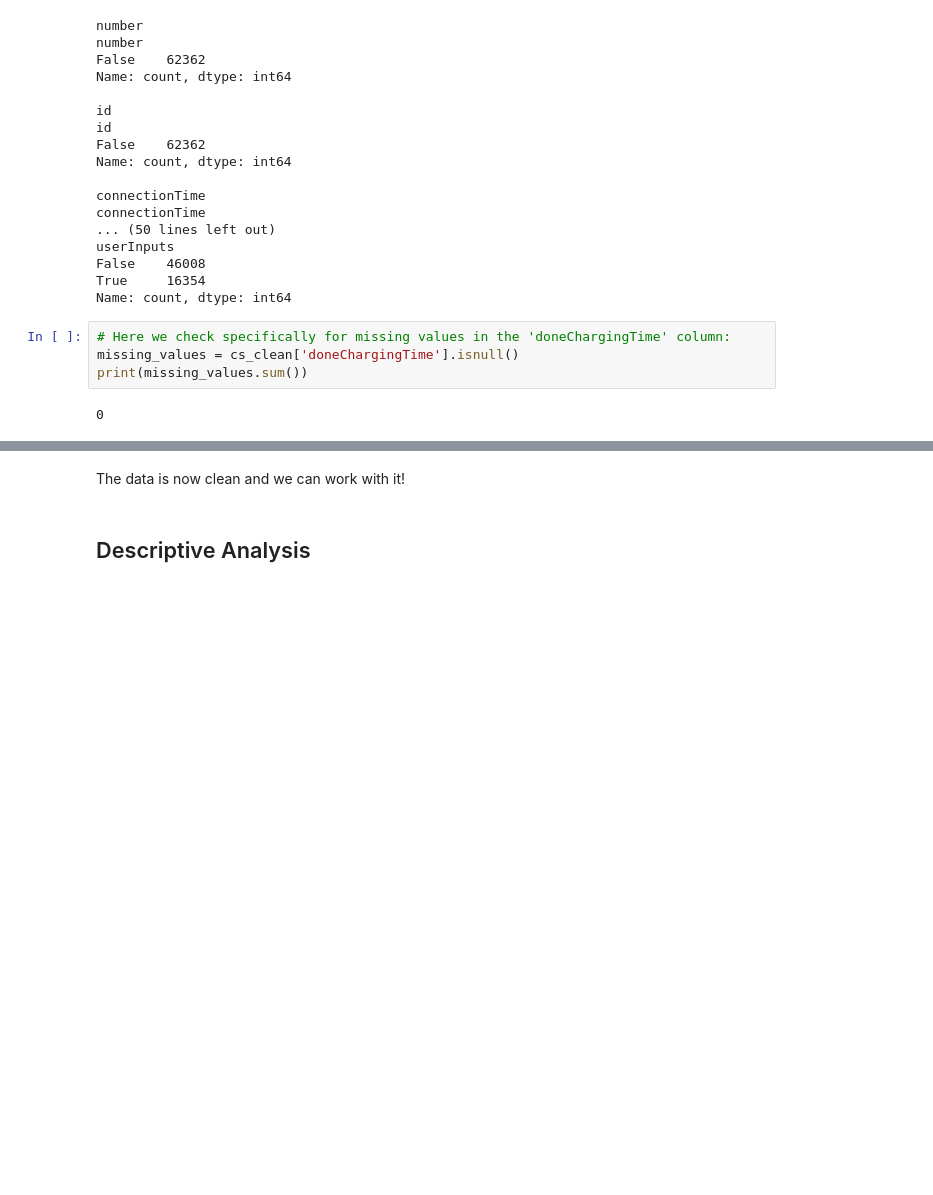
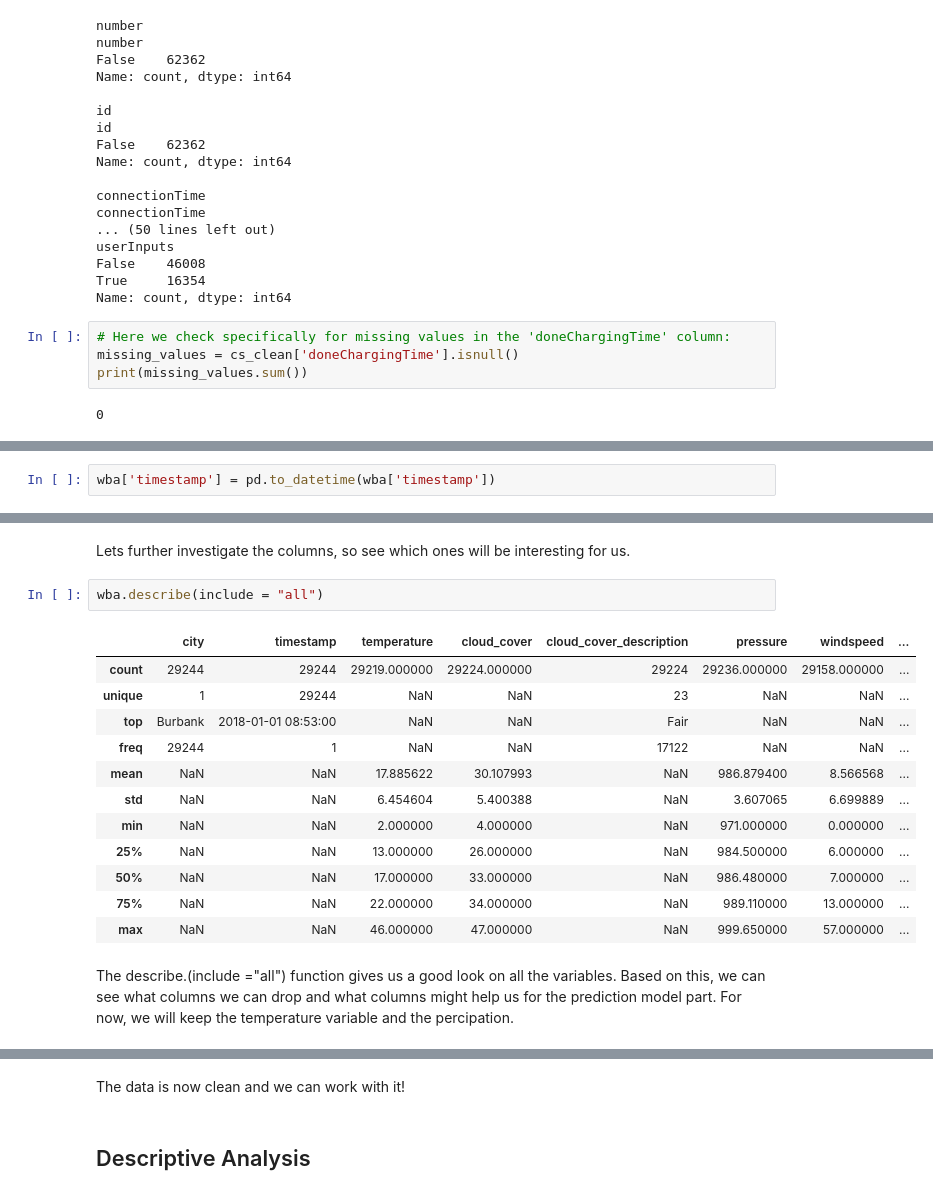
Before and after one commit to AnalyticsAvengers/AA_Project, a Jupyter notebook: 02_Descriptive_Analysis_work.ipynb, the cells around one changed output, grey strips where cells are left out. Drawn from its saved outputs; the diff is of its cells as text; blank space fills up the shorter version.

```diff
--- a/02_Descriptive_Analysis_work.ipynb
+++ b/02_Descriptive_Analysis_work.ipynb
@@ -313,0 +587,2 @@ print(missing_values.sum())
+# %%
+wba['timestamp'] = pd.to_datetime(wba['timestamp'])
@@ -313,0 +608,19 @@ print(missing_values.sum())
+# %% [markdown]
+Lets further investigate the columns, so see which ones will be interesting for us.
+# %%
+wba.describe(include = "all")
+# %% [output]
+|  | city | timestamp | temperature | cloud_cover | cloud_cover_description | pressure | windspeed | ... |
+| count | 29244 | 29244 | 29219.000000 | 29224.000000 | 29224 | 29236.000000 | 29158.000000 | ... |
+| unique | 1 | 29244 | NaN | NaN | 23 | NaN | NaN | ... |
+| top | Burbank | 2018-01-01 08:53:00 | NaN | NaN | Fair | NaN | NaN | ... |
+| freq | 29244 | 1 | NaN | NaN | 17122 | NaN | NaN | ... |
+| mean | NaN | NaN | 17.885622 | 30.107993 | NaN | 986.879400 | 8.566568 | ... |
+| std | NaN | NaN | 6.454604 | 5.400388 | NaN | 3.607065 | 6.699889 | ... |
+| min | NaN | NaN | 2.000000 | 4.000000 | NaN | 971.000000 | 0.000000 | ... |
+| 25% | NaN | NaN | 13.000000 | 26.000000 | NaN | 984.500000 | 6.000000 | ... |
+| 50% | NaN | NaN | 17.000000 | 33.000000 | NaN | 986.480000 | 7.000000 | ... |
+| 75% | NaN | NaN | 22.000000 | 34.000000 | NaN | 989.110000 | 13.000000 | ... |
+| max | NaN | NaN | 46.000000 | 47.000000 | NaN | 999.650000 | 57.000000 | ... |
+# %% [markdown]
+The describe.(include ="all") function gives us a good look on all the variables. Based on this, we can see what columns we can drop and what columns might help us for the prediction model part. For now, we will keep the temperature variable and the percipation.
```
Also changed, not shown: parts of 49 cells of this notebook, 1 other file.
